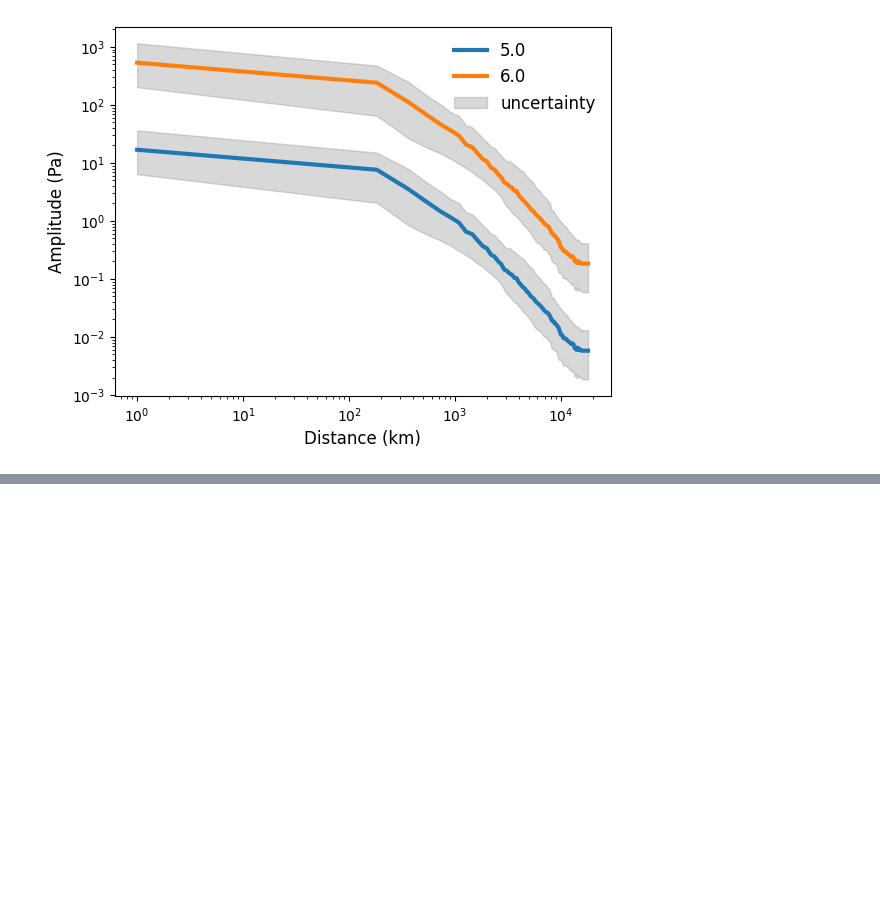
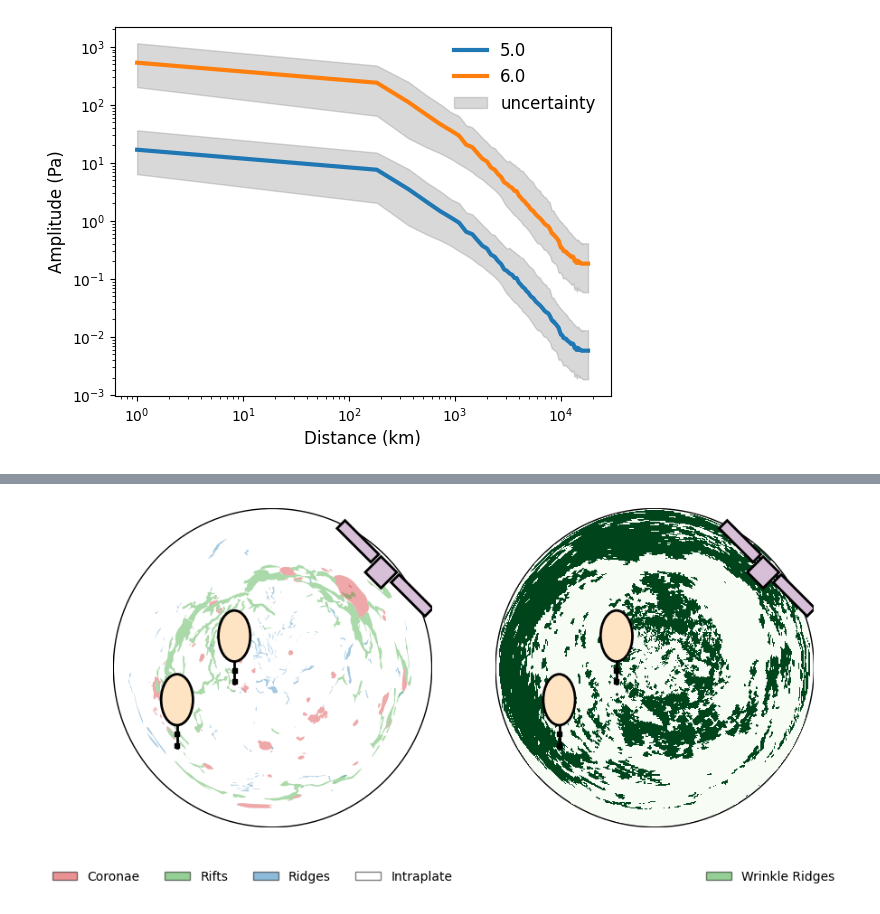
Before and after one commit to QuentinBrissaud/Venus_Detectability, a Jupyter notebook: create_Figure1.ipynb, the cells around one changed output, grey strips where cells are left out. Saved outputs shown, nothing was run; the diff lists cells and outputs as text; code cells hidden in the pictures; blank space fills up the shorter version.

```diff
--- a/create_Figure1.ipynb
+++ b/create_Figure1.ipynb
@@ -148,2 +152,85 @@ Processing region wrinkles
 # %%
 fig.savefig('./figures/Figure_1_seismicity.pdf')
+# %%
+from matplotlib.patches import Ellipse, Rectangle
+
+def add_balloon(ax, x_axis, y_axis, width_balloon, height_balloon, height_tether):
+
+    line_y_top, line_y_bottom = y_axis - height_balloon/2., y_axis - height_balloon/2.-height_tether
+    line_x = x_axis
+
+    ax.plot([line_x, line_x], [line_y_top, line_y_bottom], color='k', linewidth=2, transform=ax.transAxes)
+    ellipse = Ellipse((x_axis, y_axis), width=width_balloon, height=height_balloon, edgecolor='black', facecolor='bisque', lw=2, transform=ax.transAxes, clip_on=True)
+    ax.add_patch(ellipse)
+
+    n_squares = 2
+    square_size = 0.2 * (line_y_top - line_y_bottom)
+    for i in range(n_squares):
+        square_y = line_y_bottom + i * (line_y_top - line_y_bottom) / n_squares
+        square = Rectangle((line_x - square_size / 2, square_y), square_size, square_size, edgecolor='black', transform=ax.transAxes, facecolor='k', clip_on=True)
+        ax.add_patch(square)
+
+def add_airglow(ax, x_axis, y_axis, width_satellite, width_wings, height_wings, angle, distance_wing=1e-2):
+
+    x, y = x_axis, y_axis
+    square = Rectangle((x, y), width_satellite, width_satellite, edgecolor='black', transform=ax.transAxes, lw=2, facecolor='thistle', clip_on=True, angle=-angle)
+    ax.add_patch(square)
+    #ax.scatter(x_axis, y_axis, marker='x', c='tab:red', transform=ax.transAxes)
+
+    distance_scaled = distance_wing + width_satellite
+    x_wing = x_axis + np.cos(np.radians(-angle))*distance_scaled
+    y_wing = y_axis + np.sin(np.radians(-angle))*distance_scaled
+    #ax.scatter(x_wing, y_wing, marker='x', c='tab:red', transform=ax.transAxes)
+    square = Rectangle((x_wing, y_wing), width_wings, height_wings, edgecolor='black', transform=ax.transAxes, lw=2, facecolor='thistle', clip_on=True, angle=-angle)
+    ax.add_patch(square)
+
+    angle_other = -(90.-angle)
+    distance_scaled = distance_wing
+    x_wing = x_axis + np.sin(np.radians(angle_other))*distance_scaled
+    y_wing = y_axis + np.cos(np.radians(angle_other))*distance_scaled
+    #ax.scatter(x_wing, y_wing, marker='x', c='tab:red', transform=ax.transAxes)
+    square = Rectangle((x_wing, y_wing), height_wings, width_wings, edgecolor='black', transform=ax.transAxes, lw=2, facecolor='thistle', clip_on=True, angle=90.-angle)
+    ax.add_patch(square)
+
+fontsize_label = 20.
+
+fig = plt.figure(figsize=(10,7))
+grid = fig.add_gridspec(1, 2)
+
+ax = fig.add_subplot(grid[0, 0])
+#m = Basemap(projection='robin', lon_0=0, ax=ax)
+m = Basemap(projection='aeqd', lon_0 = 0, lat_0 = 90., ax=ax)
+m.scatter(0., 0., latlon=True, s=0.1)
+pm.plot_regions(m, ax, VENUS_tectonic, use_active_corona=True, plot_lines=False)
+#ax.text(-0.1, 1., 'a)', fontsize=fontsize_label, ha='right', va='bottom', transform=ax.transAxes)
+
+# Plot a vertical line (representing the balloon string) in axis coordinates
+width_balloon = 0.1
+height_balloon = 0.16
+height_tether = 0.07
+
+ax_wrinkles = fig.add_subplot(grid[0, 1])
+#m = Basemap(projection='robin', lon_0=0, ax=ax)
+m = Basemap(projection='aeqd', lon_0 = 0, lat_0 = 80., ax=ax_wrinkles)
+m.scatter(0., 0., latlon=True, s=0.1)
+pm.plot_regions(m, ax_wrinkles, VENUS_wrinkles, use_active_corona=True, plot_lines=False)
+#ax.text(-0.1, 1., 'b)', fontsize=fontsize_label, ha='right', va='bottom', transform=ax.transAxes)
+
+x_axis = 0.2
+y_axis = 0.4
+add_balloon(ax, x_axis, y_axis, width_balloon, height_balloon, height_tether)
+add_balloon(ax_wrinkles, x_axis, y_axis, width_balloon, height_balloon, height_tether)
+x_axis = 0.38
+y_axis = 0.6
+add_balloon(ax, x_axis, y_axis, width_balloon, height_balloon, height_tether)
+add_balloon(ax_wrinkles, x_axis, y_axis, width_balloon, height_balloon, height_tether)
+
+x_axis = 0.89
+y_axis = 0.8
+width_satellite = 0.07
+width_wings = 0.15
+height_wings = 0.035
+angle = 45.+180.
+add_airglow(ax, x_axis, y_axis, width_satellite, width_wings, height_wings, angle)
+add_airglow(ax_wrinkles, x_axis, y_axis, width_satellite, width_wings, height_wings, angle)
+# %% [output]
@@ -149,0 +241 @@ fig.savefig('./figures/Figure_1_seismicity.pdf')
+[figure, added]
```
Also changed, not shown: parts of 3 cells of this notebook, 9 other files.
